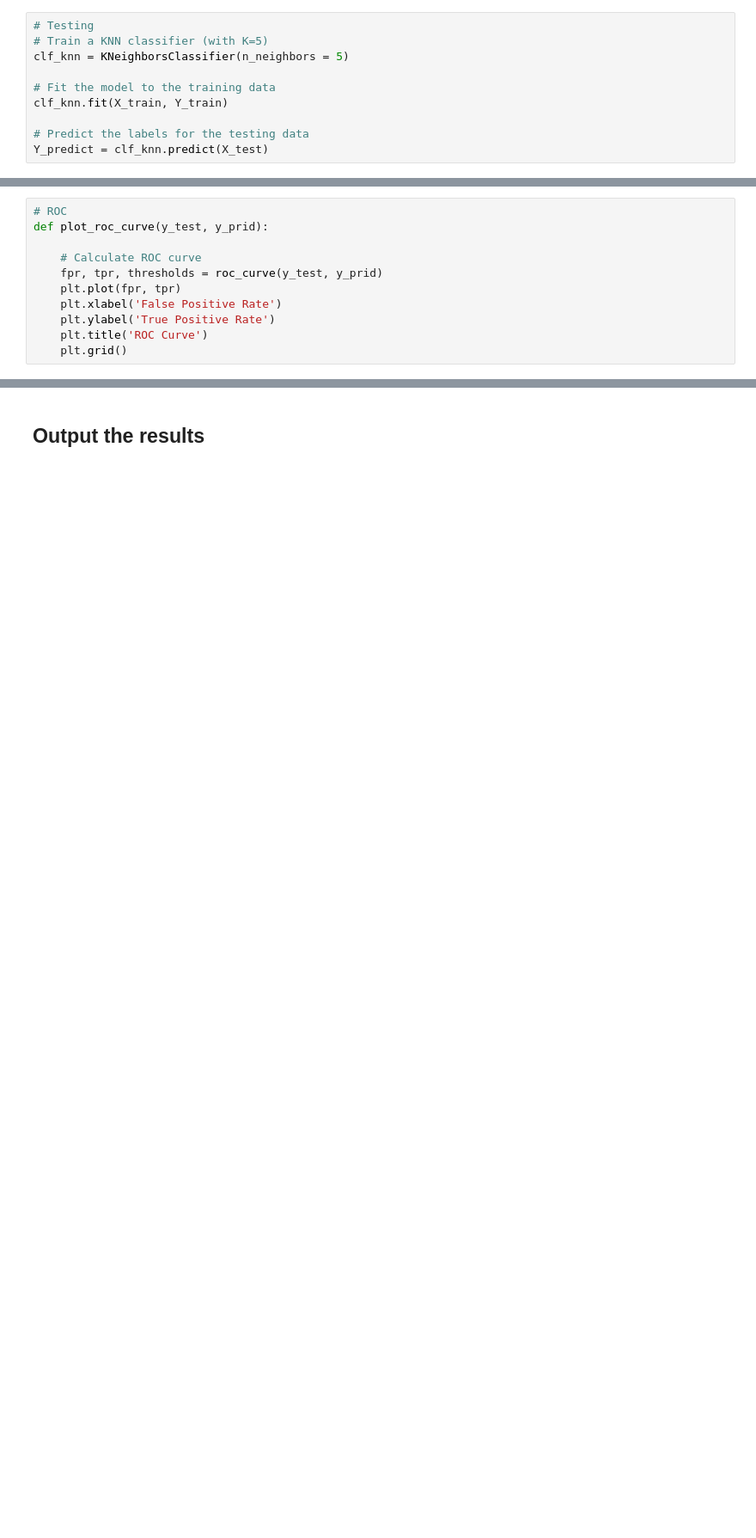
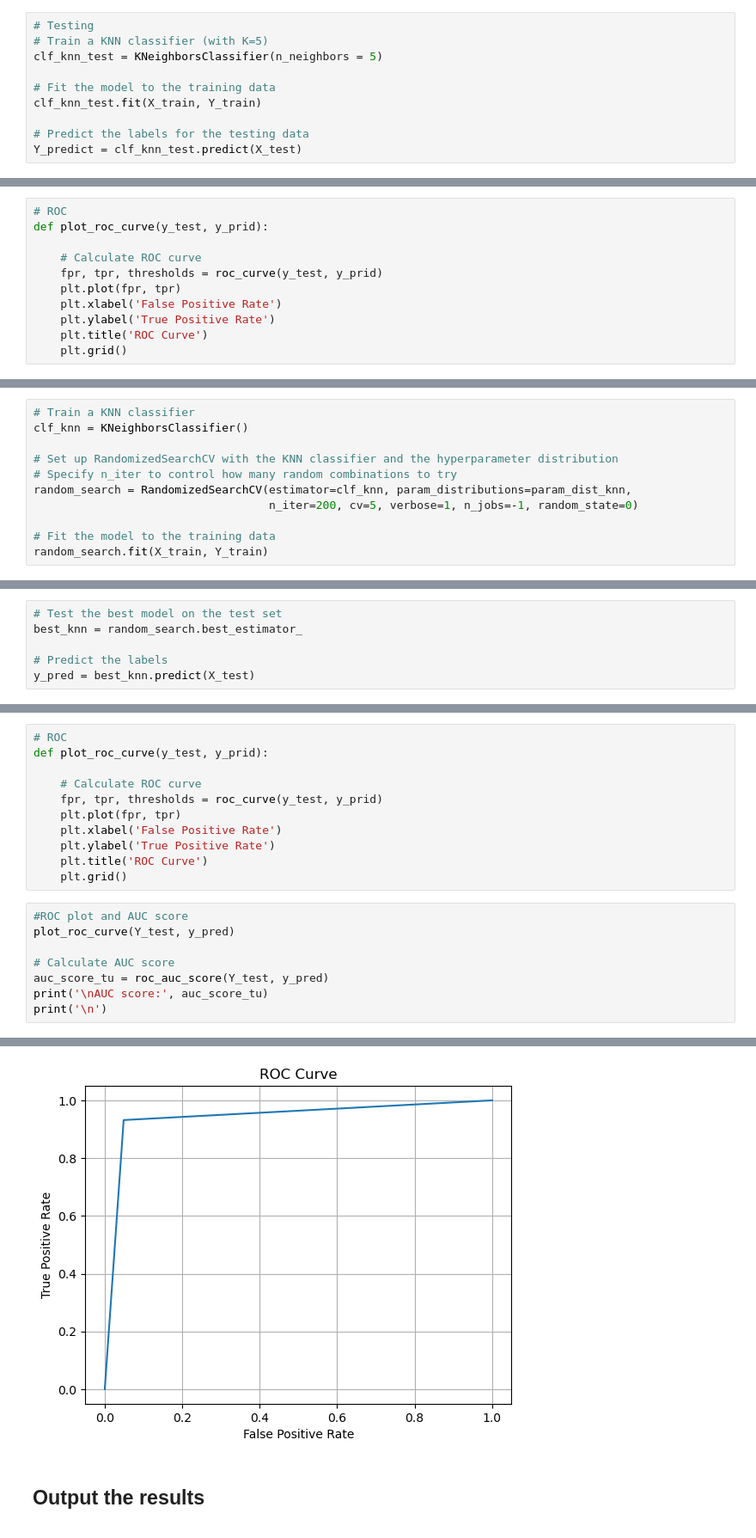
Before and after one commit to Ehsan-Behzadi/Breast-Cancer-Prediction-Model, a Jupyter notebook: ML_model_Breast_Cancer_Wisconsin.ipynb, the cells around one changed output, grey strips where cells are left out. Shown: that part at 86% size. Saved outputs shown, nothing was run; the diff lists cells and outputs as text; blank space fills up the shorter version.

Commit message:
Tune KNN Model Using RandomizedSearchCV for Hyperparameter Optimization

```diff
--- a/ML_model_Breast_Cancer_Wisconsin.ipynb
+++ b/ML_model_Breast_Cancer_Wisconsin.ipynb
@@ -837,13 +1275,13 @@ print('\n')
 # %%
 # Testing
 # Train a KNN classifier (with K=5)
-clf_knn = KNeighborsClassifier(n_neighbors = 5)
+clf_knn_test = KNeighborsClassifier(n_neighbors = 5)
 
 # Fit the model to the training data
-clf_knn.fit(X_train, Y_train)
+clf_knn_test.fit(X_train, Y_train)
 
 # Predict the labels for the testing data
-Y_predict = clf_knn.predict(X_test)
+Y_predict = clf_knn_test.predict(X_test)
 # %%
 # Evaluate model performance
 print('\nTesting the model:\n')
@@ -890,0 +1374,11 @@ print('\n')
+# %%
+# Train a KNN classifier
+clf_knn = KNeighborsClassifier()
+
+# Set up RandomizedSearchCV with the KNN classifier and the hyperparameter distribution
+# Specify n_iter to control how many random combinations to try
+random_search = RandomizedSearchCV(estimator=clf_knn, param_distributions=param_dist_knn,
+                                   n_iter=200, cv=5, verbose=1, n_jobs=-1, random_state=0)
+
+# Fit the model to the training data
+random_search.fit(X_train, Y_train)
@@ -890,0 +1405,6 @@ print('\n')
+# %%
+# Test the best model on the test set
+best_knn = random_search.best_estimator_
+
+# Predict the labels
+y_pred = best_knn.predict(X_test)
@@ -890,0 +1466,20 @@ print('\n')
+# %%
+# ROC
+def plot_roc_curve(y_test, y_prid):
+
+    # Calculate ROC curve
+    fpr, tpr, thresholds = roc_curve(y_test, y_prid)
+    plt.plot(fpr, tpr)
+    plt.xlabel('False Positive Rate')
+    plt.ylabel('True Positive Rate')
+    plt.title('ROC Curve')
+    plt.grid()
+# %%
+#ROC plot and AUC score
+plot_roc_curve(Y_test, y_pred)
+
+# Calculate AUC score
+auc_score_tu = roc_auc_score(Y_test, y_pred)
+print('\nAUC score:', auc_score_tu)
+print('\n')
+# %% [output]
@@ -891,3 +1487,4 @@ print('\n')
+[figure, added]
 # %% [markdown]
 <div id="output">
     <h2>Output the results</h2>
```
Also changed, not shown: parts of 82 cells of this notebook.
